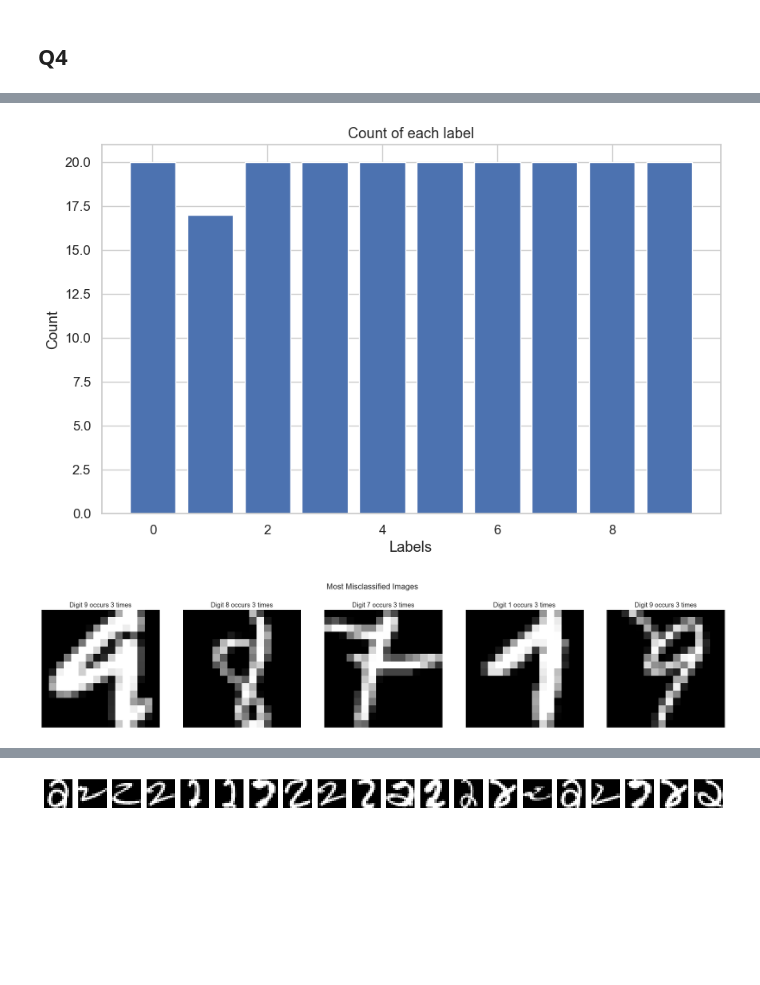
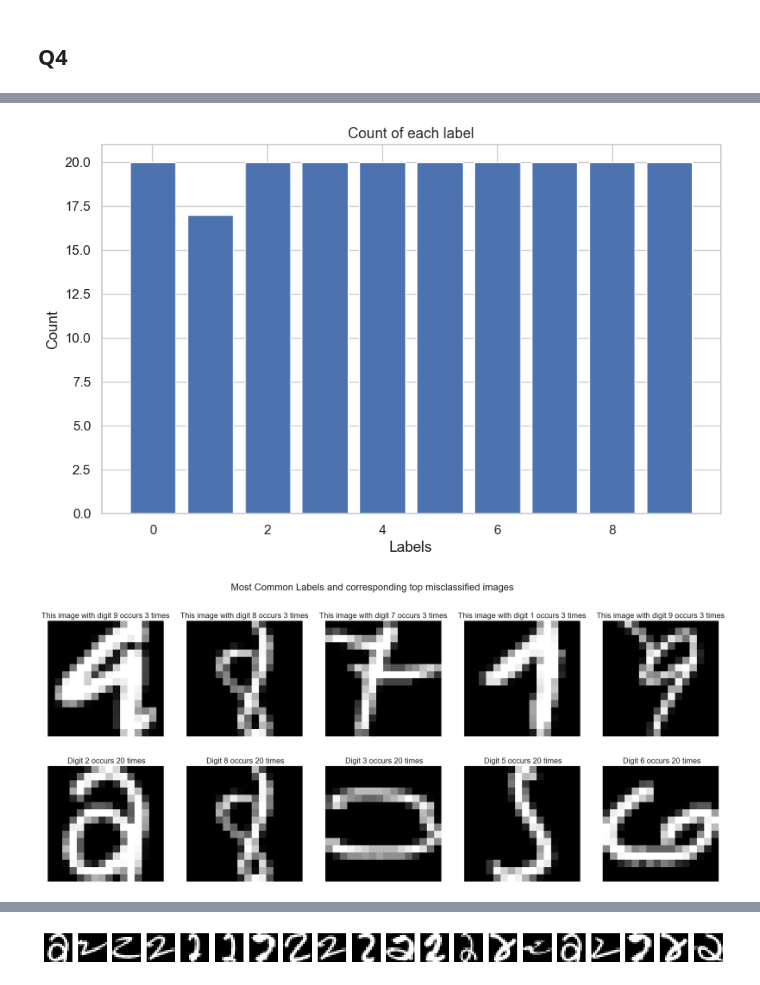
Before and after one commit to marcali/Supervised_Learning_CW2, a Jupyter notebook: KernelPerceptron.ipynb, the cells around one changed output, grey strips where cells are left out. Saved outputs shown, nothing was run; the diff lists cells and outputs as text; code cells hidden in the pictures; blank space fills up the shorter version.

```diff
--- a/KernelPerceptron.ipynb
+++ b/KernelPerceptron.ipynb
@@ -74,7 +76,7 @@ def mysign(data):
 
 
 
-def confusion_matrix(y_true, y_pred):
+def calculate_confusion_matrix(y_true, y_pred):
     classes = np.unique(y_true)
     matrix = np.zeros((len(classes), len(classes)))
 
@@ -496,52 +516,55 @@ label_counts = Counter()
 image_counts = Counter()
 image_data = []
 
-# Count labels and images
-for i_run, labels in misclassified_images.items():
-    for label, image in labels.items():
-        image = tuple(image.flatten())
-        label_counts[label] += 1
-        image_counts[image] += 1
+def count_labels_and_images(misclassified_images, label_counts, image_counts, image_data):
+    # Count labels and images
+    for i_run, labels in misclassified_images.items():
+        for label, image in labels.items():
+            image = tuple(image.flatten())
+            label_counts[label] += 1
+            image_counts[image] += 1
 
-        # Add new image data or update count of existing image data
-        for image_dict in image_data:
-            if image_dict['image'] == image:
-                image_dict['count'] = image_counts[image]
-                break
-        else:
-            image_data.append({'image': image, 'count': image_counts[image], 'label': label})
+            # Add new image data or update count of existing image data
+            for image_dict in image_data:
+                if image_dict['image'] == image:
+                    image_dict['count'] = image_counts[image]
+                    break
+            else:
+                image_data.append({'image': image, 'count': image_counts[image], 'label': label})
+    return label_counts, image_counts, image_data
 
-plot_label_counts(label_counts)
+label_counts, image_counts, image_data = count_labels_and_images(misclassified_images, label_counts, image_counts, image_data)
 
 # Sort image data by count in descending order
 image_data.sort(key=lambda x: x['count'], reverse=True)
+print(label_counts)
 
 # Get the 5 most common images
 most_common_images = image_data[:5]
-
-# Create a figure with multiple subplots
-fig, axes = plt.subplots(1, 5, figsize=(25, 5))
-fig.suptitle('Most Misclassified Images', fontsize=16)
-
-# Display each of the 5 most common images in its own subplot
-for ax, data in zip(axes, most_common_images):
-    image, count, label = data['image'], data['count'], data['label']
-    image = np.array(image).reshape(16, 16)
-    ax.imshow(image, cmap='gray')
-    ax.axis('off')
-    ax.set_title(f"Digit {label} occurs {count} times")
-
-plt.show()
-
-fig2, axes2 = plt.subplots(1, 5, figsize=(25, 5))
-fig2.suptitle('Most Common Labels and corresponding top misclassified images', fontsize=16)
 most_common_labels = label_counts.most_common(5)
 
-for ax, (label, count) in zip(axes2, most_common_labels):
-    image1 = np.array(get_first_image_by_label(label)).reshape(16, 16)
-    ax.imshow(image1, cmap='gray')
-    ax.axis('off')
-    ax.set_title(f"Digit {label} occurs {count} times")
+############plots for report
+plot_label_counts(label_counts)
 
-plt.show()
+def plot_common_labels_and_images(most_common_labels, most_common_images, get_first_image_by_label):
+    fig, axes = plt.subplots(2, 5, figsize=(25, 10))  # Create a figure with 2 rows of 5 subplots
+    fig.suptitle('Most Common Labels and corresponding top misclassified images', fontsize=20)
+
+    for ax, (label, count) in zip(axes[1], most_common_labels):  # Use the second row of subplots
+        image1 = np.array(get_first_image_by_label(label)).reshape(16, 16)
+        ax.imshow(image1, cmap='gray')
+        ax.axis('off')
+        ax.set_title(f" Digit {label} occurs {count} times", fontsize=16)
+
+    # Display each of the 5 most common images in its own subplot
+    for ax, data in zip(axes[0], most_common_images):  # Use the first row of subplots
+        image, count, label = data['image'], data['count'], data['label']
+        image = np.array(image).reshape(16, 16)
+        ax.imshow(image, cmap='gray')
+        ax.axis('off')
+        ax.set_title(f"This image with digit {label} occurs {count} times", fontsize=16)
+
+    plt.show()
+
+plot_common_labels_and_images(most_common_labels, most_common_images, get_first_image_by_label)
 # %% [output]
@@ -548,2 +572,2 @@ plt.show()
 [figure]
-[figure, old version]
+[figure, new version]
```
Also changed, not shown: parts of 25 cells of this notebook, 5 other files.
